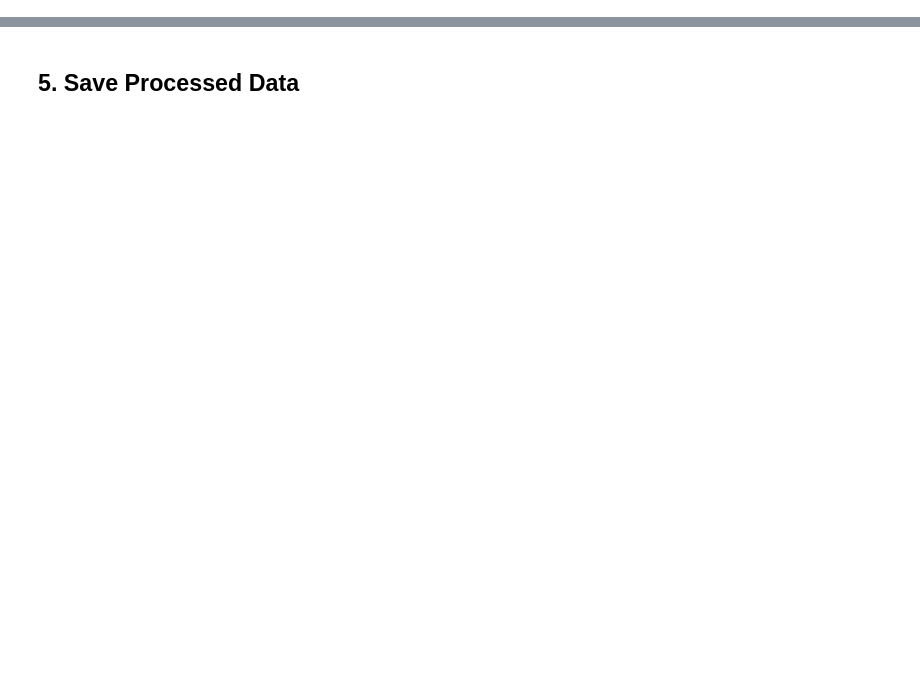
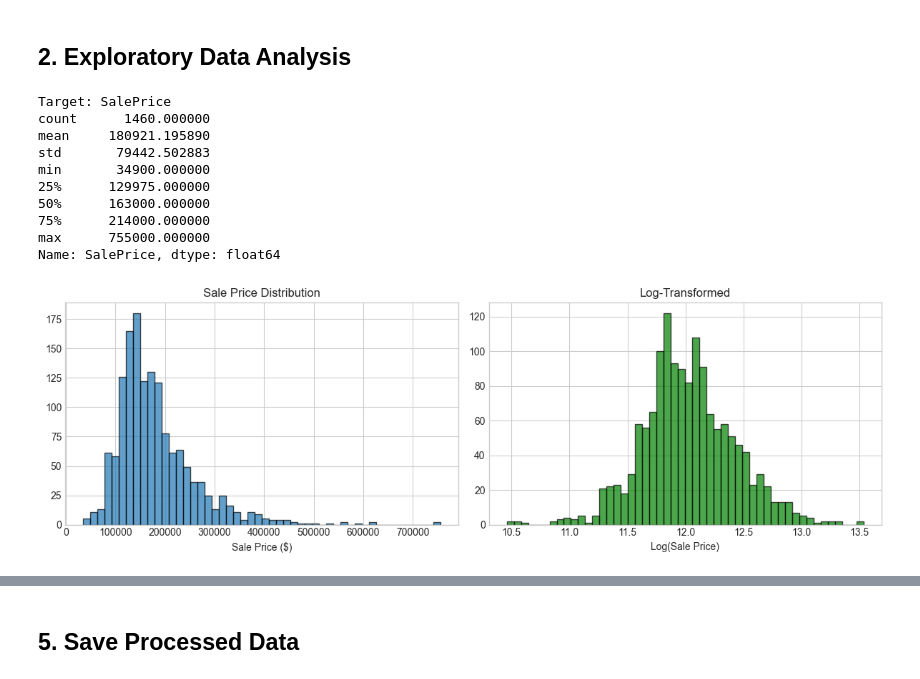
Before and after one commit to julienco44/ml_implementation, a Jupyter notebook: notebooks/preprocessing_ames_housing.ipynb, the cells around one changed output, grey strips where cells are left out. Drawn from its saved outputs; the diff is of its cells as text; code cells hidden in the pictures; blank space fills up the shorter version.

```diff
--- a/notebooks/preprocessing_ames_housing.ipynb
+++ b/notebooks/preprocessing_ames_housing.ipynb
@@ -167,0 +56,32 @@ plt.show()
+# %% [markdown]
+## 2. Exploratory Data Analysis
+# %%
+# Target: SalePrice
+TARGET = 'SalePrice'
+
+print(f"Target: {TARGET}")
+print(df[TARGET].describe())
+
+# Distribution plot
+fig, axes = plt.subplots(1, 2, figsize=(12, 4))
+axes[0].hist(df[TARGET], bins=50, edgecolor='black', alpha=0.7)
+axes[0].set_xlabel('Sale Price ($)')
+axes[0].set_title('Sale Price Distribution')
+
+axes[1].hist(np.log1p(df[TARGET]), bins=50, edgecolor='black', alpha=0.7, color='green')
+axes[1].set_xlabel('Log(Sale Price)')
+axes[1].set_title('Log-Transformed')
+plt.tight_layout()
+plt.show()
+# %% [output]
+Target: SalePrice
+count      1460.000000
+mean     180921.195890
+std       79442.502883
+min       34900.000000
+25%      129975.000000
+50%      163000.000000
+75%      214000.000000
+max      755000.000000
+Name: SalePrice, dtype: float64
+[figure, added]
```
Also changed, not shown: parts of 38 cells of this notebook, 10 other files.
